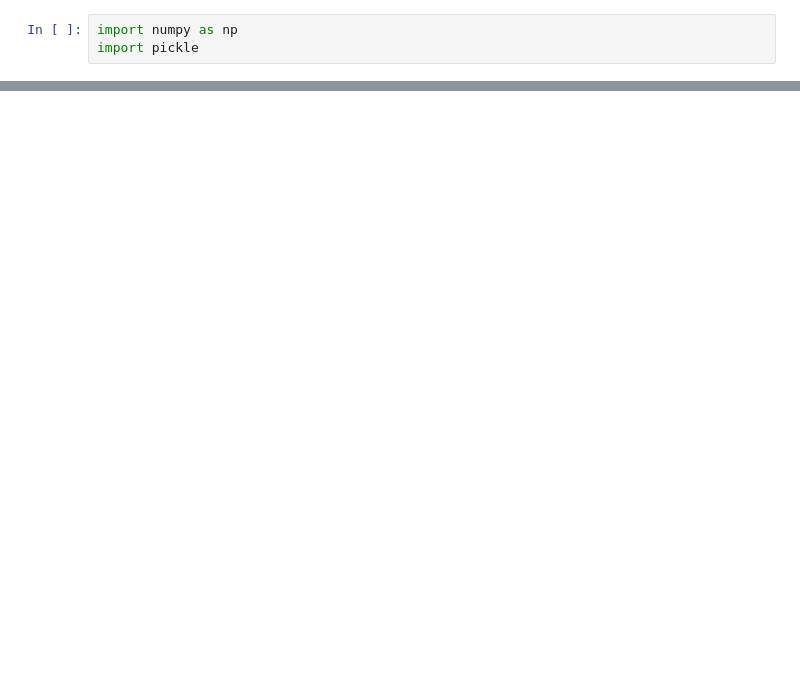
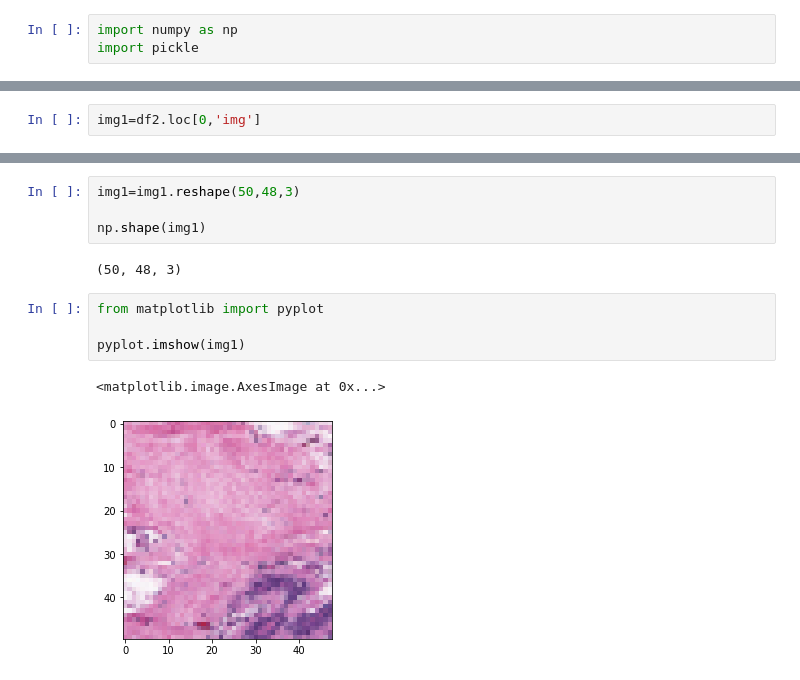
Before and after one commit to claponcet/DUT---IA-Detection-Cancer, a Jupyter notebook: lectureNPY.ipynb, the cells around one changed output, grey strips where cells are left out. Cells and saved outputs as stored; diff of their text form; blank space fills up the shorter version.

```diff
--- a/lectureNPY.ipynb
+++ b/lectureNPY.ipynb
@@ -43,0 +36,2 @@ df2.head(5)
+# %%
+img1=df2.loc[0,'img']
@@ -43,0 +48,13 @@ df2.head(5)
+# %%
+img1=img1.reshape(50,48,3)
+
+np.shape(img1)
+# %% [output]
+(50, 48, 3)
+# %%
+from matplotlib import pyplot
+
+pyplot.imshow(img1)
+# %% [output]
+<matplotlib.image.AxesImage at 0x...>
+[figure, added]
```
Also changed, not shown: parts of 14 cells of this notebook, 3 other files.
